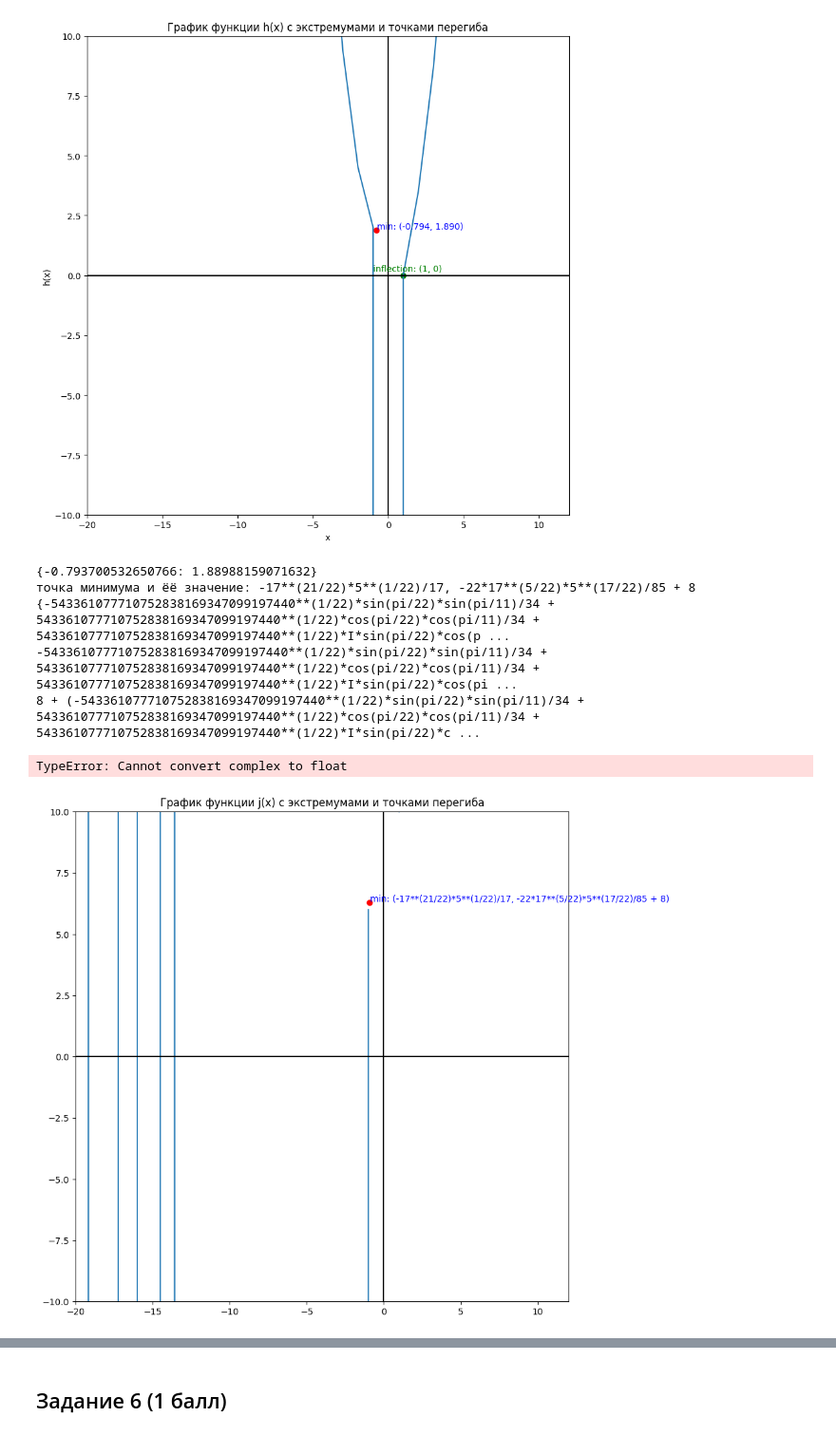
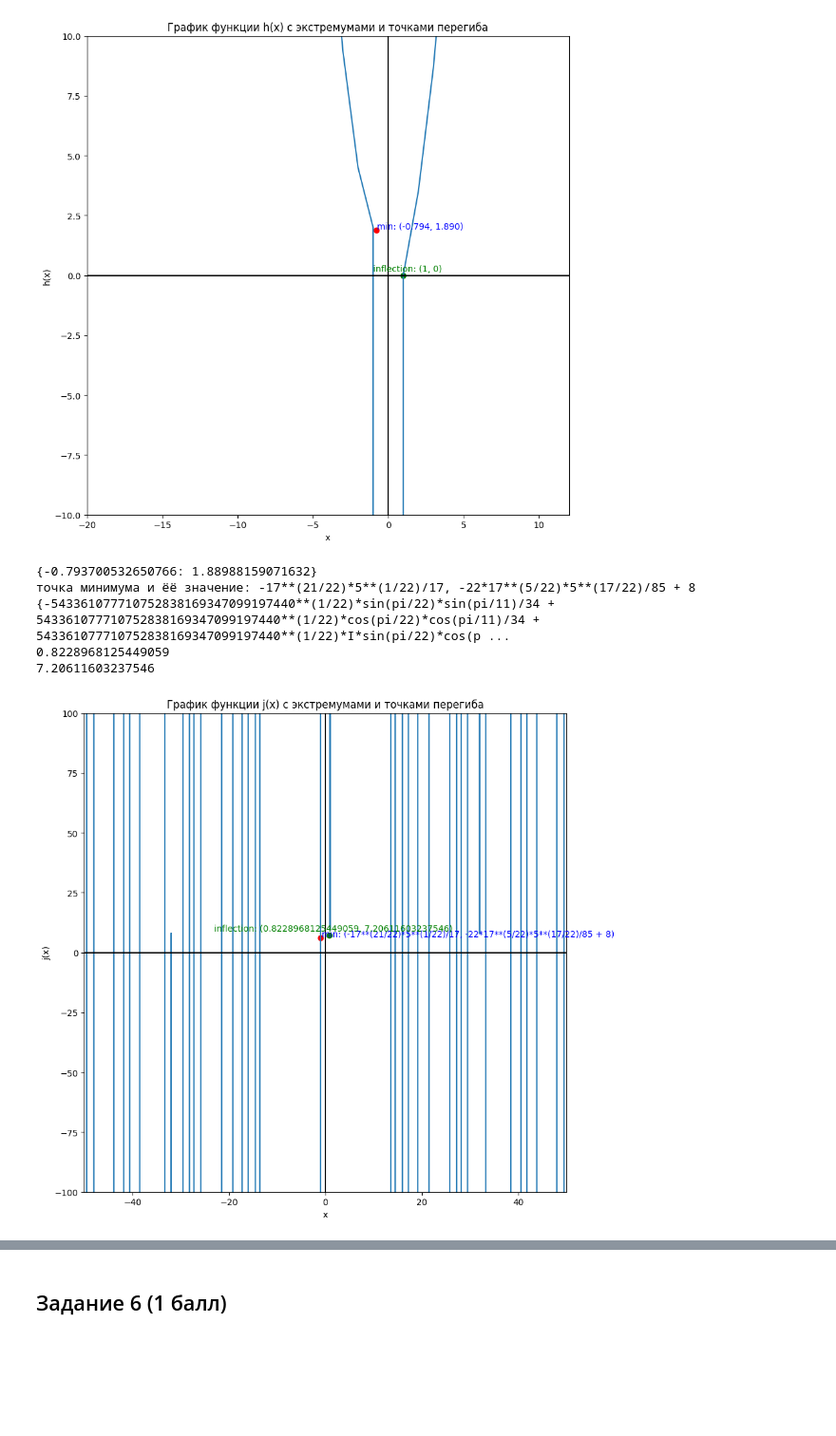
Before and after one commit to VladislavTokarev02/AI_ML_homework, a Jupyter notebook: Hometasks/Base/AI_HW2_GD_base.ipynb, the cells around one changed output, grey strips where cells are left out. Shown at 95% size. Drawn from its saved outputs; the diff is of its cells as text; code cells hidden in the pictures; blank space fills up the shorter version.

```diff
--- a/Hometasks/Base/AI_HW2_GD_base.ipynb
+++ b/Hometasks/Base/AI_HW2_GD_base.ipynb
@@ -286,14 +286,19 @@ plt.show()
 0
 [figure]
 # %%
+def j(x):
+  return 1/(x**5+1e-10) + x**17 + 8
+
+
+
 x_values = [x for x in np.arange(-300, 300, 1)]
 j_values = [j(x) for x in x_values]
 
 plt.figure(figsize = (10, 10))
 plt.plot(x_values, j_values)
 
-plt.xlim([-20, 12])
-plt.ylim([-10, 10])
+plt.xlim([-50, 50])
+plt.ylim([-1e2, 1e2])
 plt.axvline(x=0, c = 'black')
 plt.axhline(y=0, c = 'black')
 
@@ -301,48 +306,51 @@ plt.title('График функции j(x) c экстремумами и точ
 
 print(h_x)
 x_min = list(j_x.keys())[0]
+#x_min = x_min.real()
 y_min = list(j_x.values())[0]
+#y_min = y_min.real()
 print(f"точка минимума и ёё значение: {x_min}, {y_min}")
 
 plt.scatter(x_min, y_min, color = 'red')
 
 
 #для минимума
-plt.annotate(f"min: ({x_min}, {y_min})",  # Текст подписи
-             (x_min, y_min),         # Координаты самой точки
-             textcoords="offset points", # Используем смещение
-             xytext=(1, 1),            # Смещение подписи (x, y)
-             ha="left",                # Выравнивание по горизонтали
+plt.annotate(f"min: ({x_min}, {y_min})",
+             (x_min, y_min),
+             textcoords="offset points",
+             xytext=(1, 1),
+             ha="left",
              color="blue")
 
 
 
 print(j_x_infl)
 x_infl = list(j_x_infl.keys())[0]
+x_infl = float(sp.re(x_infl.evalf()))
 y_infl = list(j_x_infl.values())[0]
+y_infl = float(sp.re(y_infl.evalf())) #помог gpt, нужно было избавиться от мнимой части и оставить только действительную
 print(x_infl)
 print(y_infl)
 
 plt.scatter(x_infl, y_infl, color = 'green')
 
 #для точки перегиба
 plt.annotate(f"inflection: ({x_infl}, {y_infl})",
              (x_infl, y_infl),
             textcoords="offset points",
              xytext=(5, 5),
              ha="center",
              color = 'green')
 
 
 plt.xlabel('x')
 plt.ylabel('j(x)')
 
 plt.show()
 # %% [output]
 {-0.793700532650766: 1.88988159071632}
 точка минимума и ёё значение: -17**(21/22)*5**(1/22)/17, -22*17**(5/22)*5**(17/22)/85 + 8
 {-543361077710752838169347099197440**(1/22)*sin(pi/22)*sin(pi/11)/34 + 543361077710752838169347099197440**(1/22)*cos(pi/22)*cos(pi/11)/34 + 543361077710752838169347099197440**(1/22)*I*sin(pi/22)*cos(p ...
--543361077710752838169347099197440**(1/22)*sin(pi/22)*sin(pi/11)/34 + 543361077710752838169347099197440**(1/22)*cos(pi/22)*cos(pi/11)/34 + 543361077710752838169347099197440**(1/22)*I*sin(pi/22)*cos(pi ...
-8 + (-543361077710752838169347099197440**(1/22)*sin(pi/22)*sin(pi/11)/34 + 543361077710752838169347099197440**(1/22)*cos(pi/22)*cos(pi/11)/34 + 543361077710752838169347099197440**(1/22)*I*sin(pi/22)*c ...
+0.8228968125449059
+7.20611603237546
-TypeError: Cannot convert complex to float
-[figure, old version]
+[figure, new version]
```
Also changed, not shown: parts of 2 cells of this notebook.
